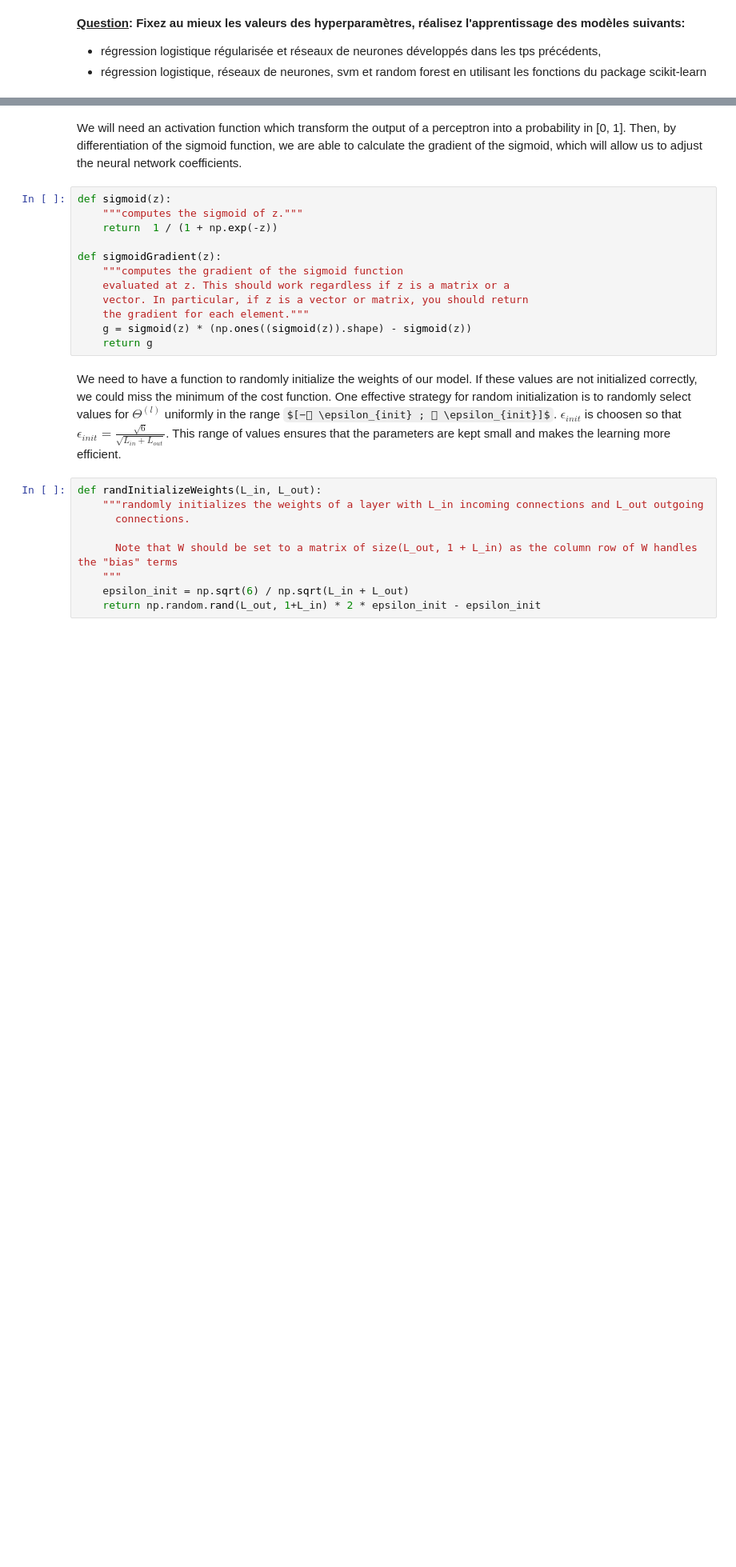
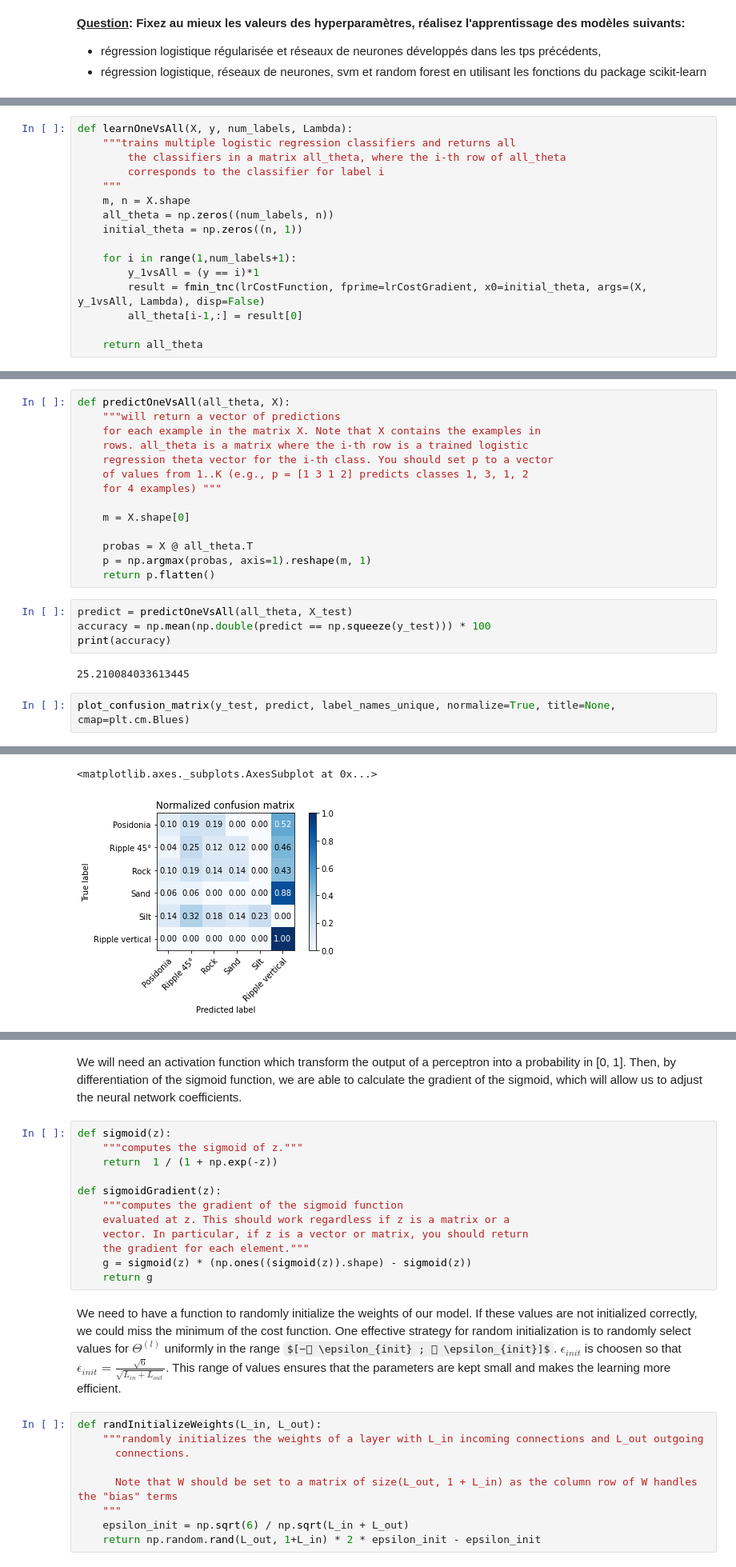
Before and after one commit to Teusner/Machine_Learning, a Jupyter notebook: Seabed_Classification/seafloorClassification_solution.ipynb, the cells around one changed output, grey strips where cells are left out. Shown at 80% size. Saved outputs shown, nothing was run; the diff lists cells and outputs as text; some formulas as TeX source; blank space fills up the shorter version.

```diff
--- a/Seabed_Classification/seafloorClassification_solution.ipynb
+++ b/Seabed_Classification/seafloorClassification_solution.ipynb
@@ -261,0 +300,16 @@ _Your code below_
+# %%
+def learnOneVsAll(X, y, num_labels, Lambda):
+    """trains multiple logistic regression classifiers and returns all
+        the classifiers in a matrix all_theta, where the i-th row of all_theta
+        corresponds to the classifier for label i
+    """
+    m, n = X.shape
+    all_theta = np.zeros((num_labels, n))
+    initial_theta = np.zeros((n, 1))
+
+    for i in range(1,num_labels+1):
+        y_1vsAll = (y == i)*1
+        result = fmin_tnc(lrCostFunction, fprime=lrCostGradient, x0=initial_theta, args=(X, y_1vsAll, Lambda), disp=False)
+        all_theta[i-1,:] = result[0]
+
+    return all_theta
@@ -261,0 +323,23 @@ _Your code below_
+# %%
+def predictOneVsAll(all_theta, X):
+	"""will return a vector of predictions
+	for each example in the matrix X. Note that X contains the examples in
+	rows. all_theta is a matrix where the i-th row is a trained logistic
+	regression theta vector for the i-th class. You should set p to a vector
+	of values from 1..K (e.g., p = [1 3 1 2] predicts classes 1, 3, 1, 2
+	for 4 examples) """
+
+	m = X.shape[0]
+
+	probas = X @ all_theta.T
+	p = np.argmax(probas, axis=1).reshape(m, 1)
+	return p.flatten()
+# %%
+predict = predictOneVsAll(all_theta, X_test)
+accuracy = np.mean(np.double(predict == np.squeeze(y_test))) * 100
+print(accuracy)
+# %% [output]
+25.210084033613445
+# %%
+plot_confusion_matrix(y_test, predict, label_names_unique, normalize=True, title=None, cmap=plt.cm.Blues)
+# %% [output]
@@ -261,0 +353,2 @@ _Your code below_
+<matplotlib.axes._subplots.AxesSubplot at 0x...>
+[figure, added]
```
Also changed, not shown: parts of 117 cells of this notebook, 2 other files.
